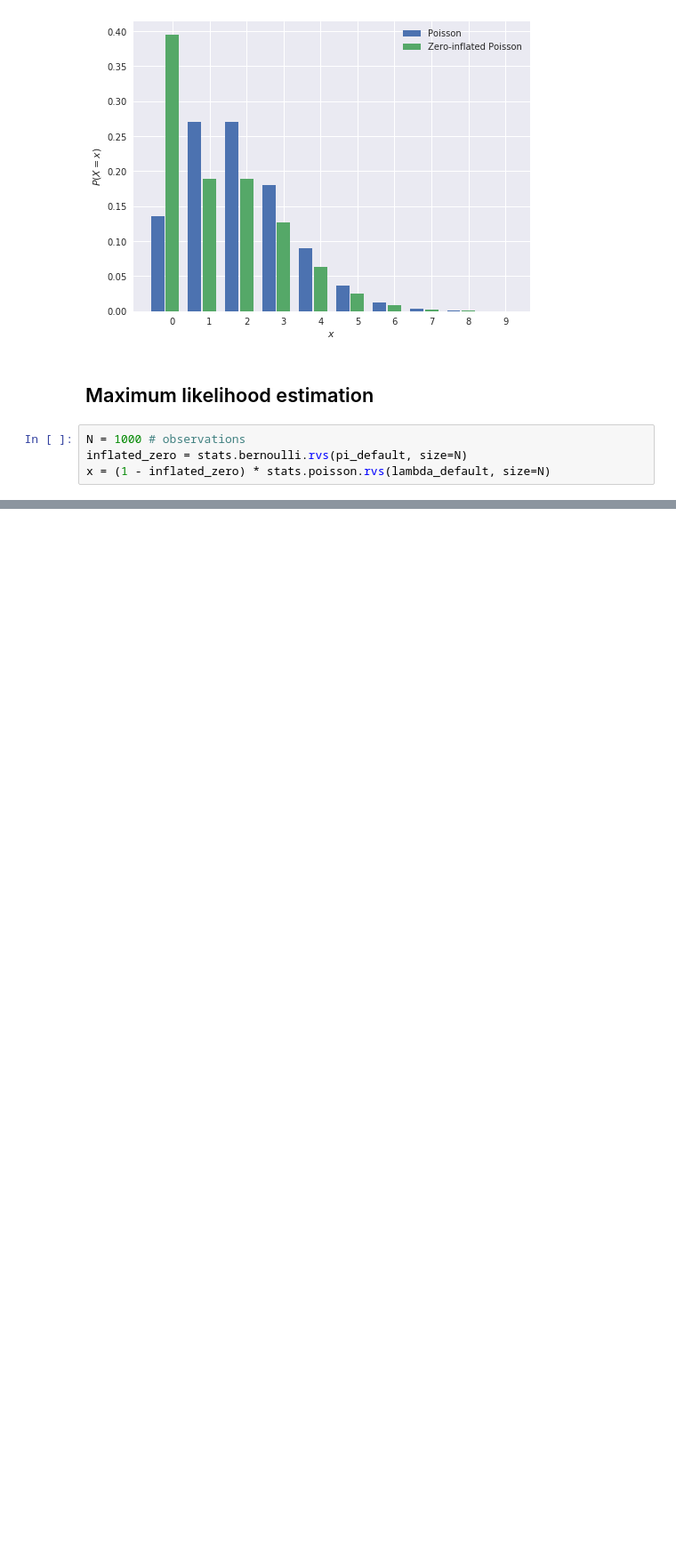
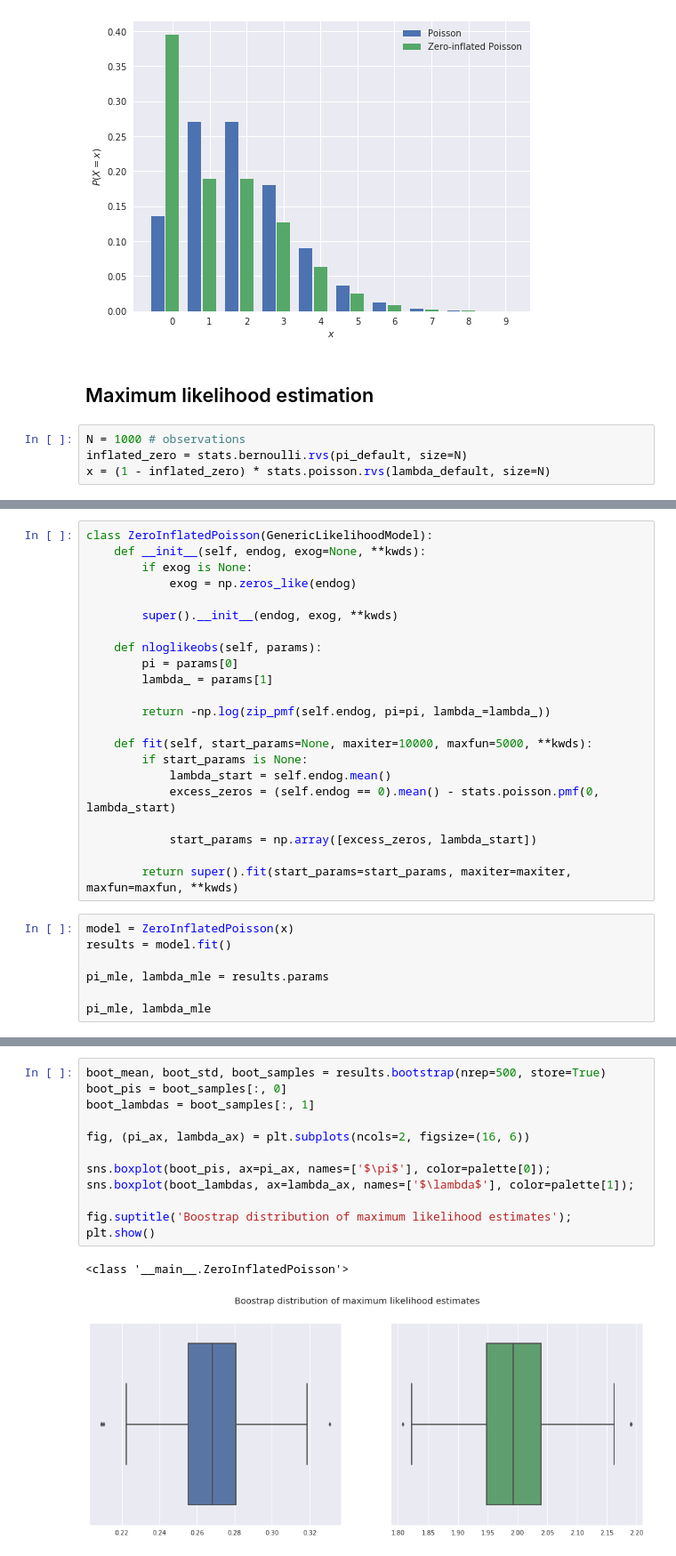
Before and after one commit to hyzhak/mle, a Jupyter notebook: mle-statsmodel.ipynb, the cells around one changed output, grey strips where cells are left out. Shown: that part at 89% size. Saved outputs shown, nothing was run; the diff lists cells and outputs as text; blank space fills up the shorter version.

Commit message:
add $\pi$ and $\lambda$ estimateion

```diff
--- a/mle-statsmodel.ipynb
+++ b/mle-statsmodel.ipynb
@@ -74,0 +77,29 @@ plt.show()
+# %%
+class ZeroInflatedPoisson(GenericLikelihoodModel):
+    def __init__(self, endog, exog=None, **kwds):
+        if exog is None:
+            exog = np.zeros_like(endog)
+
+        super().__init__(endog, exog, **kwds)
+
+    def nloglikeobs(self, params):
+        pi = params[0]
+        lambda_ = params[1]
+
+        return -np.log(zip_pmf(self.endog, pi=pi, lambda_=lambda_))
+
+    def fit(self, start_params=None, maxiter=10000, maxfun=5000, **kwds):
+        if start_params is None:
+            lambda_start = self.endog.mean()
+            excess_zeros = (self.endog == 0).mean() - stats.poisson.pmf(0, lambda_start)
+
+            start_params = np.array([excess_zeros, lambda_start])
+
+        return super().fit(start_params=start_params, maxiter=maxiter, maxfun=maxfun, **kwds)
+# %%
+model = ZeroInflatedPoisson(x)
+results = model.fit()
+
+pi_mle, lambda_mle = results.params
+
+pi_mle, lambda_mle
@@ -74,0 +114,15 @@ plt.show()
+# %%
+boot_mean, boot_std, boot_samples = results.bootstrap(nrep=500, store=True)
+boot_pis = boot_samples[:, 0]
+boot_lambdas = boot_samples[:, 1]
+
+fig, (pi_ax, lambda_ax) = plt.subplots(ncols=2, figsize=(16, 6))
+
+sns.boxplot(boot_pis, ax=pi_ax, names=['$\pi$'], color=palette[0]);
+sns.boxplot(boot_lambdas, ax=lambda_ax, names=['$\lambda$'], color=palette[1]);
+
+fig.suptitle('Boostrap distribution of maximum likelihood estimates');
+plt.show()
+# %% [output]
+<class '__main__.ZeroInflatedPoisson'>
+[figure, added]
```
Also changed, not shown: parts of 4 cells of this notebook.
